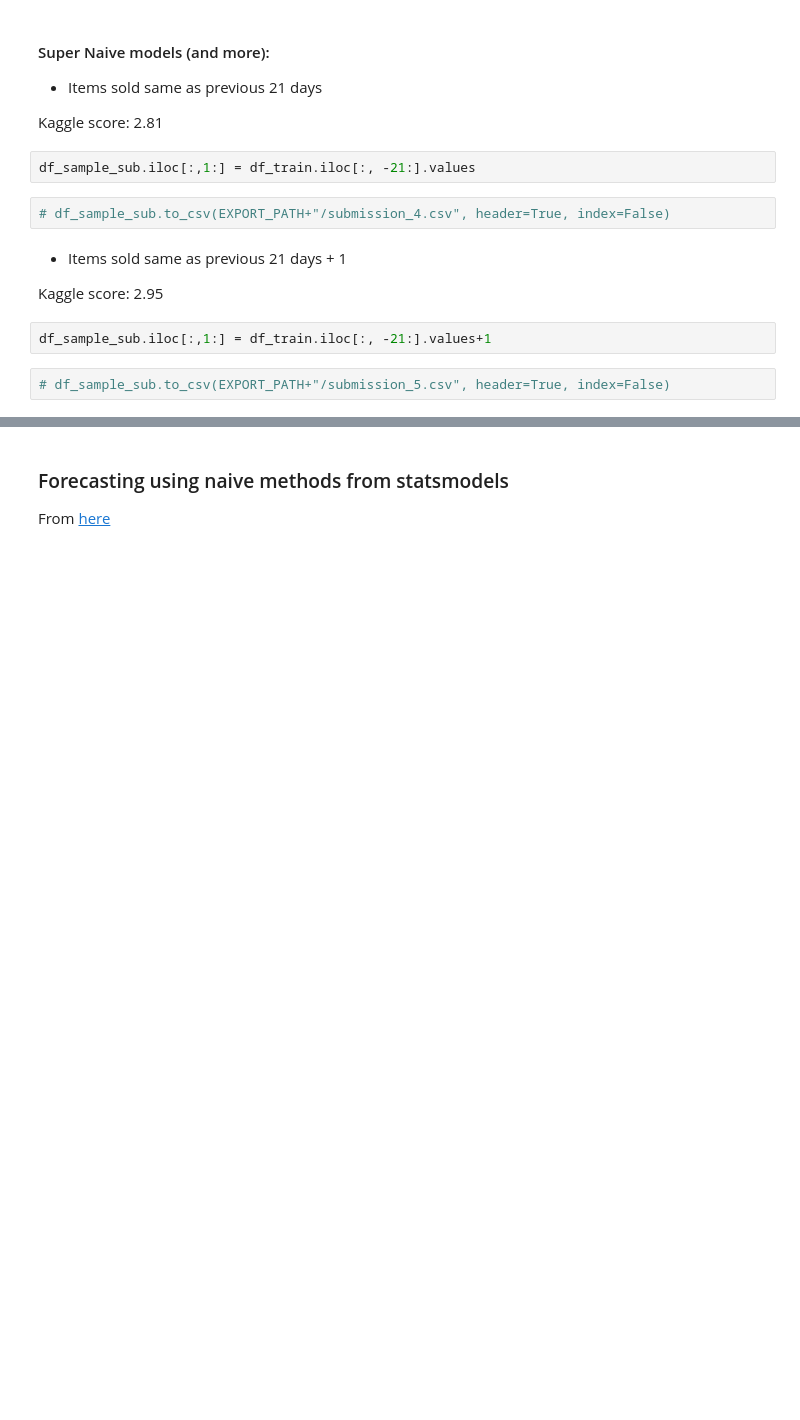
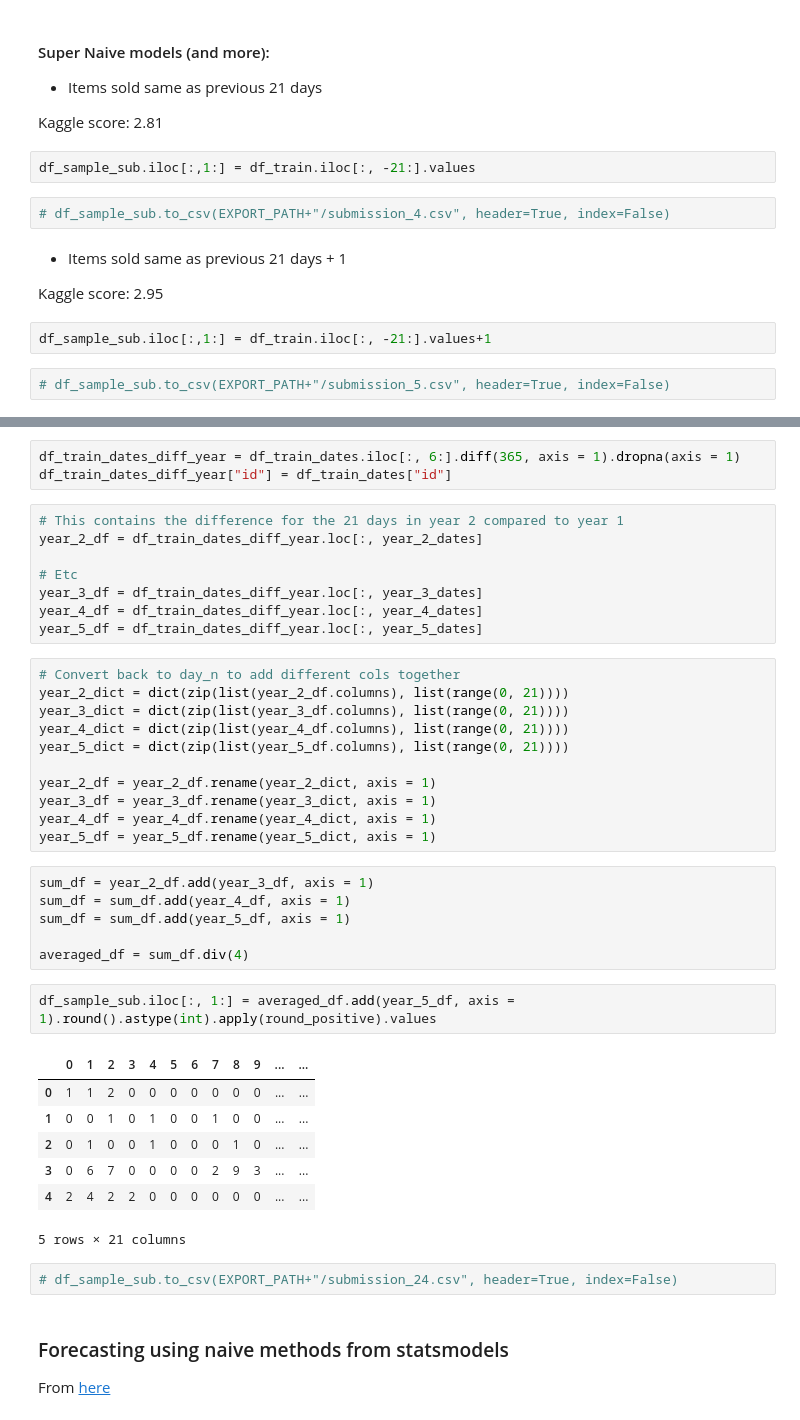
Before and after one commit to TristanKoh/ads-final-project, a Jupyter notebook: code/naive_baseline_models.ipynb, the cells around one changed output, grey strips where cells are left out. Cells and saved outputs as stored; diff of their text form; blank space fills up the shorter version.

```diff
--- a/code/naive_baseline_models.ipynb
+++ b/code/naive_baseline_models.ipynb
@@ -95,3 +122,43 @@ df_sample_sub.iloc[:,1:] = df_train.iloc[:, -21:].values+1
+# %%
+df_train_dates_diff_year = df_train_dates.iloc[:, 6:].diff(365, axis = 1).dropna(axis = 1)
+df_train_dates_diff_year["id"] = df_train_dates["id"]
+# %%
+# This contains the difference for the 21 days in year 2 compared to year 1
+year_2_df = df_train_dates_diff_year.loc[:, year_2_dates]
+
+# Etc
+year_3_df = df_train_dates_diff_year.loc[:, year_3_dates]
+year_4_df = df_train_dates_diff_year.loc[:, year_4_dates]
+year_5_df = df_train_dates_diff_year.loc[:, year_5_dates]
+# %%
+# Convert back to day_n to add different cols together
+year_2_dict = dict(zip(list(year_2_df.columns), list(range(0, 21))))
+year_3_dict = dict(zip(list(year_3_df.columns), list(range(0, 21))))
+year_4_dict = dict(zip(list(year_4_df.columns), list(range(0, 21))))
+year_5_dict = dict(zip(list(year_5_df.columns), list(range(0, 21))))
+
+year_2_df = year_2_df.rename(year_2_dict, axis = 1)
+year_3_df = year_3_df.rename(year_3_dict, axis = 1)
+year_4_df = year_4_df.rename(year_4_dict, axis = 1)
+year_5_df = year_5_df.rename(year_5_dict, axis = 1)
+# %%
+sum_df = year_2_df.add(year_3_df, axis = 1)
+sum_df = sum_df.add(year_4_df, axis = 1)
+sum_df = sum_df.add(year_5_df, axis = 1)
+
+averaged_df = sum_df.div(4)
+# %%
+df_sample_sub.iloc[:, 1:] = averaged_df.add(year_5_df, axis = 1).round().astype(int).apply(round_positive).values
+# %% [output]
+|  | 0 | 1 | 2 | 3 | 4 | 5 | 6 | 7 | 8 | 9 | ... | ... |
+| 0 | 1 | 1 | 2 | 0 | 0 | 0 | 0 | 0 | 0 | 0 | ... | ... |
+| 1 | 0 | 0 | 1 | 0 | 1 | 0 | 0 | 1 | 0 | 0 | ... | ... |
+| 2 | 0 | 1 | 0 | 0 | 1 | 0 | 0 | 0 | 1 | 0 | ... | ... |
+| 3 | 0 | 6 | 7 | 0 | 0 | 0 | 0 | 2 | 9 | 3 | ... | ... |
+| 4 | 2 | 4 | 2 | 2 | 0 | 0 | 0 | 0 | 0 | 0 | ... | ... |
+5 rows × 21 columns
+# %%
+# df_sample_sub.to_csv(EXPORT_PATH+"/submission_24.csv", header=True, index=False)
 # %% [markdown]
 ### Forecasting using naive methods from statsmodels
 
```
Also changed, not shown: parts of 11 cells of this notebook.
